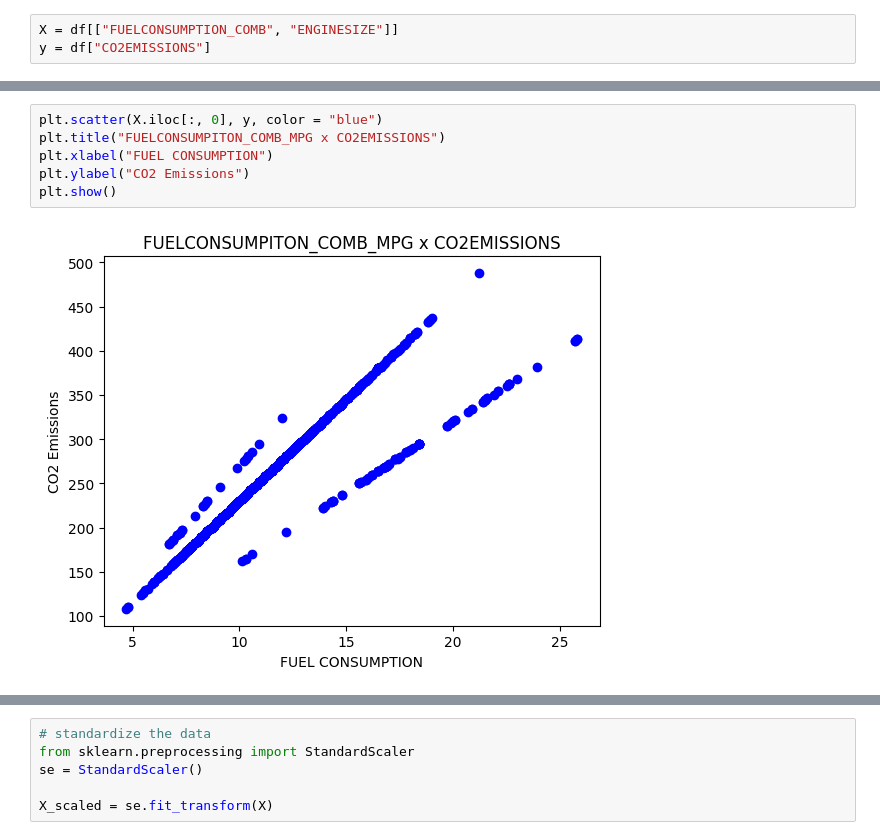
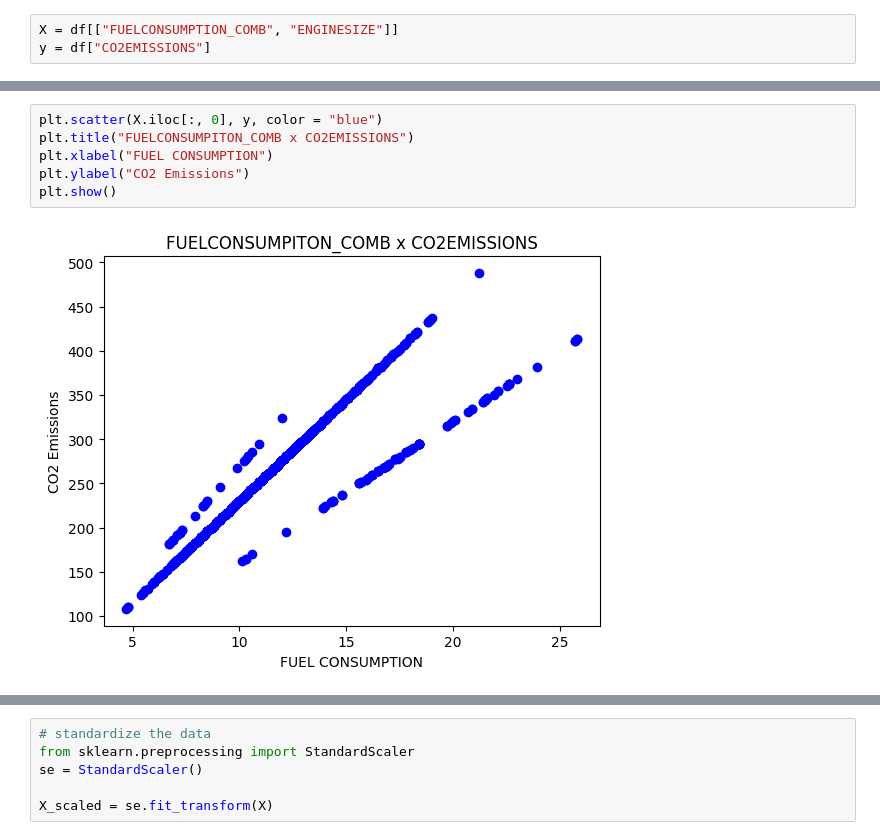
Before and after one commit to Omar-oymk/ibm_ml_course_labs, a Jupyter notebook: MultipleLinearRegression/Multiple-Linear-Regression.ipynb, the cells around one changed output, grey strips where cells are left out. Drawn from its saved outputs; the diff is of its cells as text.

```diff
--- a/MultipleLinearRegression/Multiple-Linear-Regression.ipynb
+++ b/MultipleLinearRegression/Multiple-Linear-Regression.ipynb
@@ -88,11 +97,11 @@ y = df["CO2EMISSIONS"]
 # %%
 plt.scatter(X.iloc[:, 0], y, color = "blue")
-plt.title("FUELCONSUMPITON_COMB_MPG x CO2EMISSIONS")
+plt.title("FUELCONSUMPITON_COMB x CO2EMISSIONS")
 plt.xlabel("FUEL CONSUMPTION")
 plt.ylabel("CO2 Emissions")
 plt.show()
 # %% [output]
-[figure, old version]
+[figure, new version]
 # %%
 plt.scatter(X.iloc[:, 1], y, color = "blue")
 plt.title("ENGINESIZE x CO2EMISSIONS")
```
Also changed, not shown: parts of 5 cells of this notebook.
